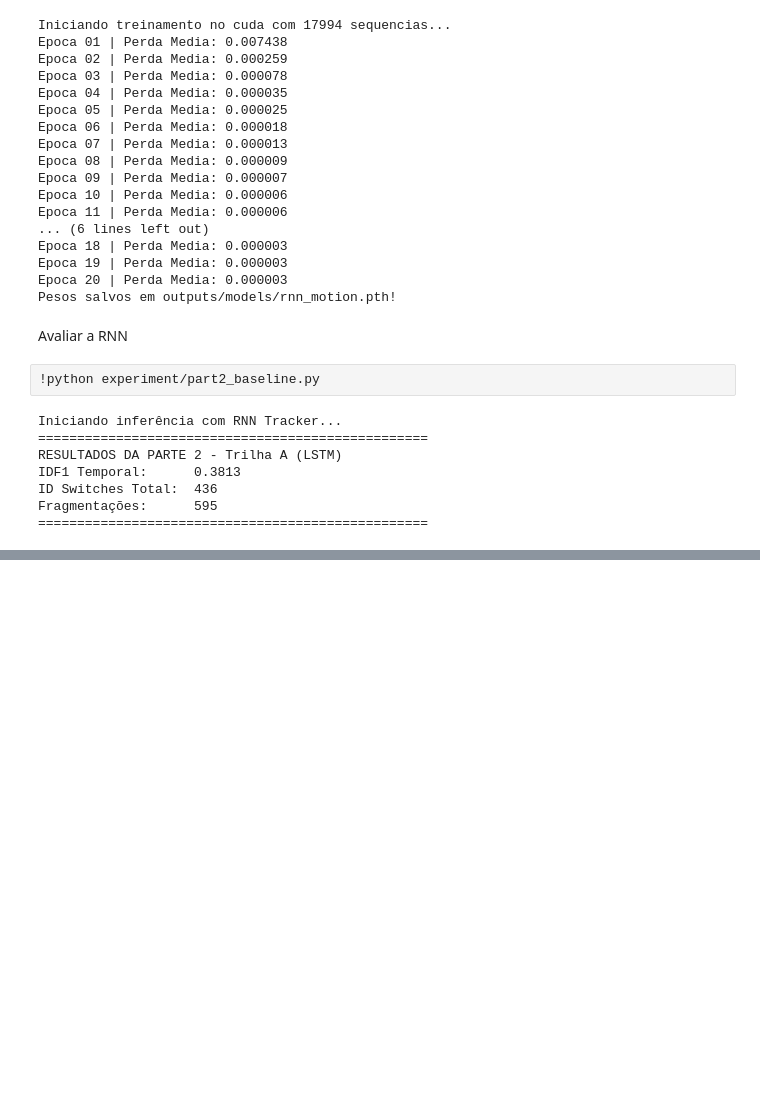
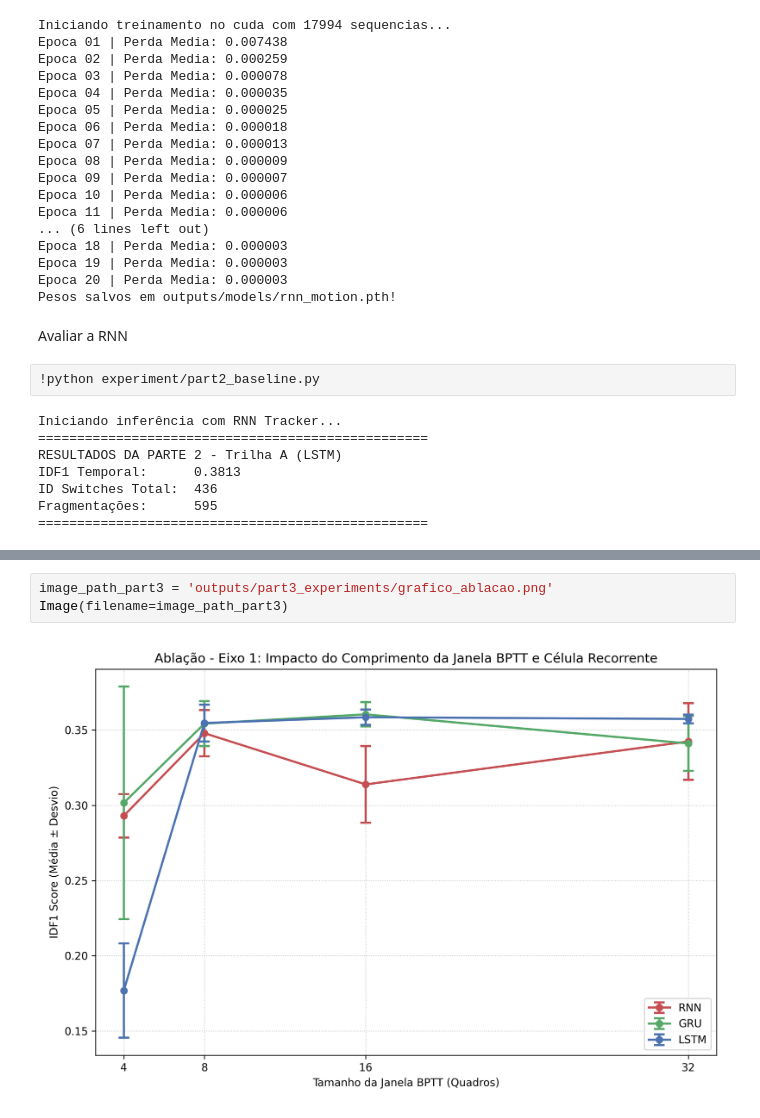
Before and after one commit to G-mikael/DL_PA2, a Jupyter notebook: PA2_Deep_Learning.ipynb, the cells around one changed output, grey strips where cells are left out. Saved outputs shown, nothing was run; the diff lists cells and outputs as text; blank space fills up the shorter version.

```diff
--- a/PA2_Deep_Learning.ipynb
+++ b/PA2_Deep_Learning.ipynb
@@ -190,0 +218,5 @@ plt.show()
+# %%
+image_path_part3 = 'outputs/part3_experiments/grafico_ablacao.png'
+Image(filename=image_path_part3)
+# %% [output]
+[figure, added]
```
Also changed, not shown: parts of 9 cells of this notebook.
